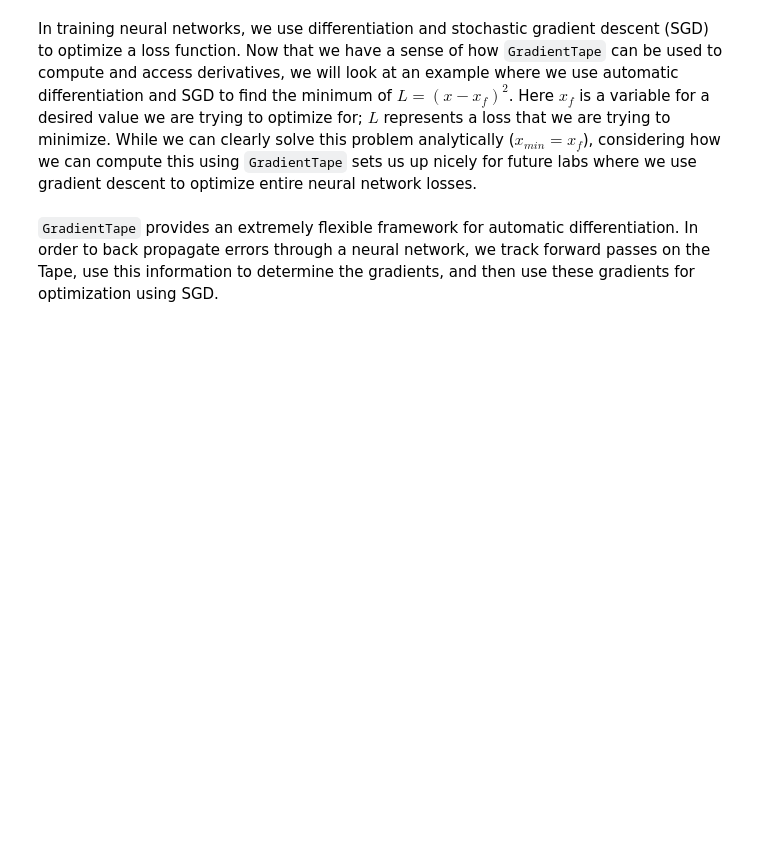
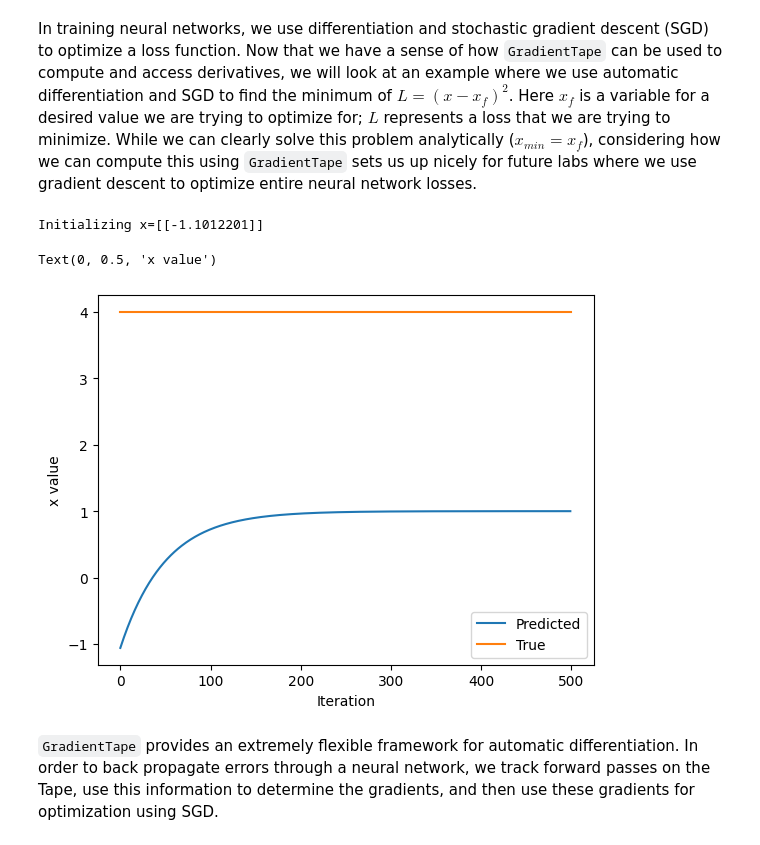
Before and after one commit to corvin84/introtodeeplearning, a Jupyter notebook: lab1/Part1_TensorFlow.ipynb, the cells around one changed output. Saved outputs shown, nothing was run; the diff lists cells and outputs as text; code cells hidden in the pictures; blank space fills up the shorter version.

```diff
--- a/lab1/Part1_TensorFlow.ipynb
+++ b/lab1/Part1_TensorFlow.ipynb
@@ -332,33 +342,37 @@ In training neural networks, we use differentiation and stochastic gradient desc
 # %%
 ### Function minimization with automatic differentiation and SGD ###
 
 # Initialize a random value for our initial x
 x = tf.Variable([tf.random.normal([1])])
 print("Initializing x={}".format(x.numpy()))
 
 learning_rate = 1e-2 # learning rate for SGD
 history = []
 # Define the target value
 x_f = 4
 
 # We will run SGD for a number of iterations. At each iteration, we compute the loss,
 #   compute the derivative of the loss with respect to x, and perform the SGD update.
 for i in range(500):
   with tf.GradientTape() as tape:
     '''TODO: define the loss as described above'''
-    loss = # TODO
+    loss =  x[0]**2 - 2*x[0] + 4
 
   # loss minimization using gradient tape
   grad = tape.gradient(loss, x) # compute the derivative of the loss with respect to x
   new_x = x - learning_rate*grad # sgd update
   x.assign(new_x) # update the value of x
   history.append(x.numpy()[0])
 
 # Plot the evolution of x as we optimize towards x_f!
 plt.plot(history)
 plt.plot([0, 500],[x_f,x_f])
 plt.legend(('Predicted', 'True'))
 plt.xlabel('Iteration')
 plt.ylabel('x value')
+# %% [output]
+Initializing x=[[-1.1012201]]
+Text(0, 0.5, 'x value')
+[figure, added]
 # %% [markdown]
 `GradientTape` provides an extremely flexible framework for automatic differentiation. In order to back propagate errors through a neural network, we track forward passes on the Tape, use this information to determine the gradients, and then use these gradients for optimization using SGD.
```
Also changed, not shown: parts of 6 cells of this notebook.
